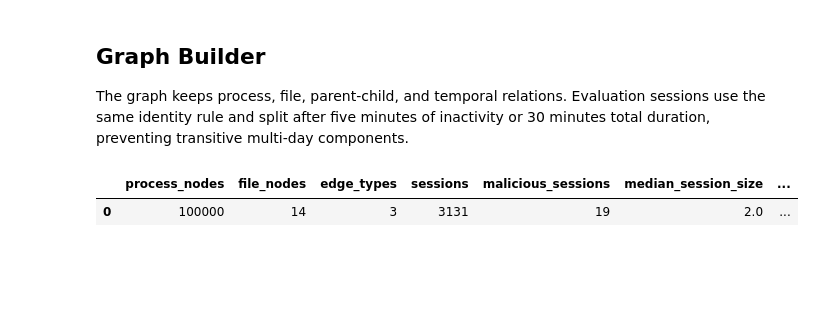
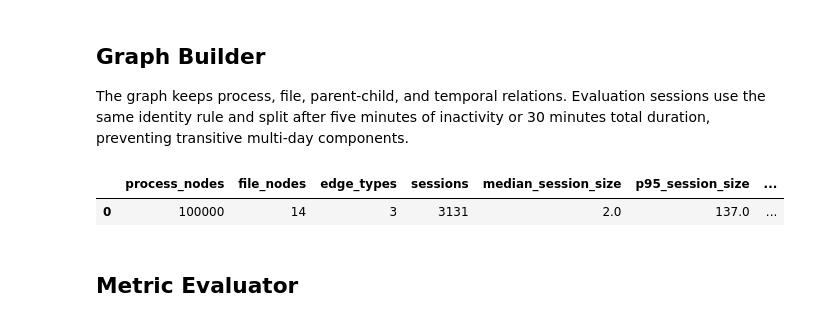
Before and after one commit to MekaelWasti/Cyber-Telemetry, a Jupyter notebook: Notebooks/Graph Triage Baseline v0.ipynb, the cells around one changed output. Cells and saved outputs as stored; diff of their text form; code cells hidden in the pictures; blank space fills up the shorter version.

```diff
--- a/Simplified Graph Triage.ipynb
+++ b/Notebooks/Graph Triage Baseline v0.ipynb
@@ -31,7 +31,7 @@ from IPython.display import display
 warnings.filterwarnings("ignore", message=".*sysctlbyname.*")
 # %%
 SEED = 42
-DATA_PATH = "Data/train-process_uber_summary.parquet"
+DATA_PATH = "../Data/train-process_uber_summary.parquet"
 ROWS = 100_000
 
 RARE_FILE_MIN_DEGREE = 2
@@ -325,12 +325,0 @@ session_df
-# %%
-# Create a session table with raw session statistics
-sessionized_df, sessions = make_strawman_sessions(dev_df)
-session_table = build_raw_session_stats(sessionized_df)
-
-# Get the feature columns for scoring, excluding session_id and label
-feature_columns = [c for c in session_table.columns if c not in {"session_id", "label"}]
-
-# Score on the raw session stats using StandardScaler and kNN anomaly scores
-X = StandardScaler().fit_transform(session_table[feature_columns])
-session_table["raw_session_stats_knn"] = knn_distance_anomaly_scores(X, k=15)
-session_table["distance_weigthed_enrichment_score"] = neighbour_distance_weighted_enrichment(X, k=15)
@@ -516,9 +403,9 @@ class TelemetryGraphBuilder:
         X = self.df[self.FEATURE_COLS].apply(pd.to_numeric, errors="coerce").fillna(0.0).to_numpy(dtype=np.float32)
         return torch.tensor(X, dtype=torch.float)
 
-    def _process_labels(self):
-        y = pd.to_numeric(self.df["red_team"], errors="coerce").fillna(0).astype(int).to_numpy()
-        return torch.tensor(y, dtype=torch.long)
+    # def _process_labels(self):
+    #     y = pd.to_numeric(self.df["red_team"], errors="coerce").fillna(0).astype(int).to_numpy()
+    #     return torch.tensor(y, dtype=torch.long)
 
     def _add_parent_child_edges(self):
         for row in self.df.itertuples(index=False):
@@ -552,7 +439,7 @@ class TelemetryGraphBuilder:
     def _to_heterodata(self):
         data = HeteroData()
         data["process"].x = self._process_features()
-        data["process"].y = self._process_labels()
+        # data["process"].y = self._process_labels()
         data["file"].x = torch.ones((len(self.file_index), 1), dtype=torch.float)
 
         if self.parent_child_edges:
@@ -631,33 +518,35 @@ session_spans = np.asarray([
         - process_df.loc[session, "_time"].min()
     ).total_seconds() / 60.0
     for session in sessions
 ])
 
 session_sizes = np.asarray([len(session) for session in sessions])
 session_spans = np.asarray([
     (
         process_df.loc[session, "_time"].max()
         - process_df.loc[session, "_time"].min()
     ).total_seconds() / 60.0
     for session in sessions
 ])
 
 build_summary = pd.DataFrame([{
     "process_nodes": graph_data["process"].num_nodes,
     "file_nodes": graph_data["file"].num_nodes,
     "edge_types": len(graph_data.edge_types),
     "sessions": len(sessions),
-    "malicious_sessions": int(sum(any(graph_data["process"].y[n].item() == 1 for n in s) for s in sessions)),
+    # "malicious_sessions": int(sum(any(graph_data["process"].y[n].item() == 1 for n in s) for s in sessions)),
     "median_session_size": float(np.median(session_sizes)),
     "p95_session_size": float(np.quantile(session_sizes, 0.95)),
     "max_session_size": int(session_sizes.max()),
     "p95_session_minutes": float(np.quantile(session_spans, 0.95)),
     "max_session_minutes": float(session_spans.max()),
     "parent_child_edges": len(builder.parent_child_edges),
     "touches_edges": len(builder.touches_edges),
 }])
 
 display(build_summary)
 # %% [output]
-|  | process_nodes | file_nodes | edge_types | sessions | malicious_sessions | median_session_size | ... |
-| 0 | 100000 | 14 | 3 | 3131 | 19 | 2.0 | ... |
+|  | process_nodes | file_nodes | edge_types | sessions | median_session_size | p95_session_size | ... |
+| 0 | 100000 | 14 | 3 | 3131 | 2.0 | 137.0 | ... |
+# %% [markdown]
+## Metric Evaluator
```
Also changed, not shown: parts of 13 cells of this notebook, 1 other file.
